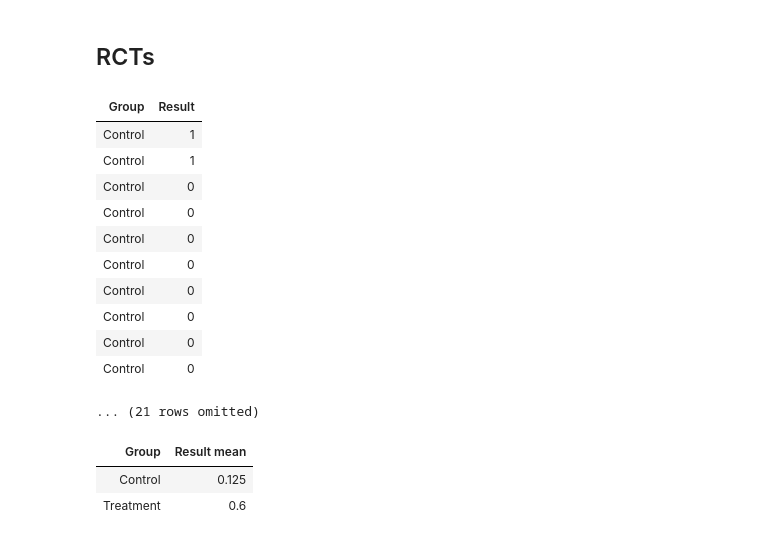
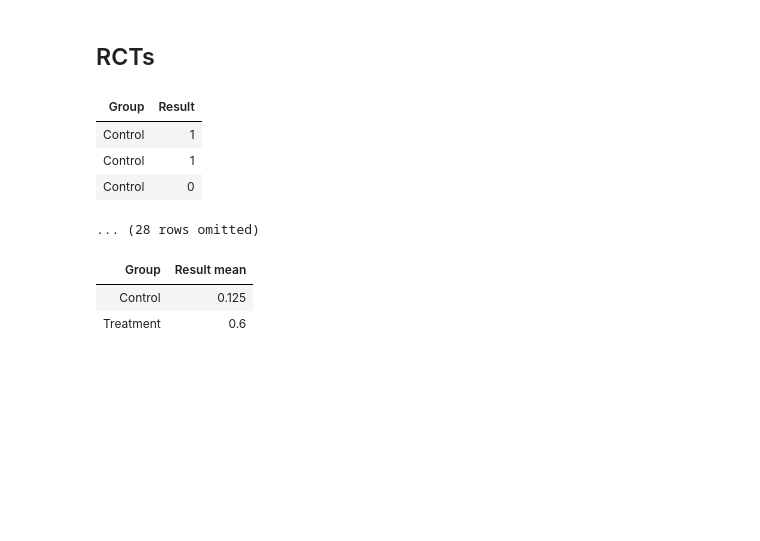
Before and after one commit to XiaoliSun11235/lecturenotes-su17, a Jupyter notebook: notes/lec25.ipynb, the cells around one changed output. Saved outputs shown, nothing was run; the diff lists cells and outputs as text; code cells hidden in the pictures; blank space fills up the shorter version.

```diff
--- a/notes/lec25.ipynb
+++ b/notes/lec25.ipynb
@@ -149,20 +148,13 @@ Approximate 95% CI for the difference between means:
 ## RCTs
 # %%
 bta = Table.read_table('http://inferentialthinking.com/notebooks/bta.csv')
-bta
+bta.show(3)
 # %% [output]
 | Group | Result |
 | Control | 1 |
 | Control | 1 |
 | Control | 0 |
-| Control | 0 |
-| Control | 0 |
-| Control | 0 |
-| Control | 0 |
-| Control | 0 |
-| Control | 0 |
-| Control | 0 |
-... (21 rows omitted)
+... (28 rows omitted)
 # %%
 bta.group('Group', np.mean)
 # %% [output]
```
Also changed, not shown: parts of 5 cells of this notebook.
